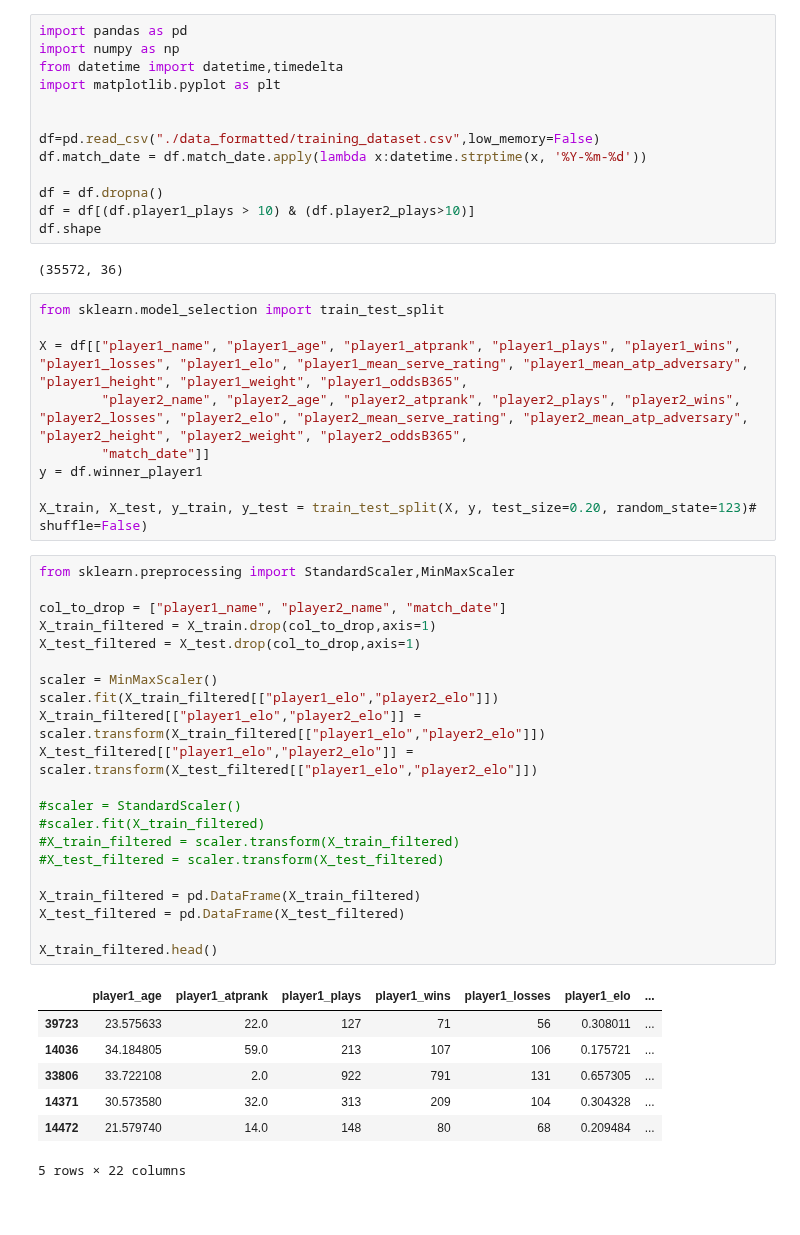
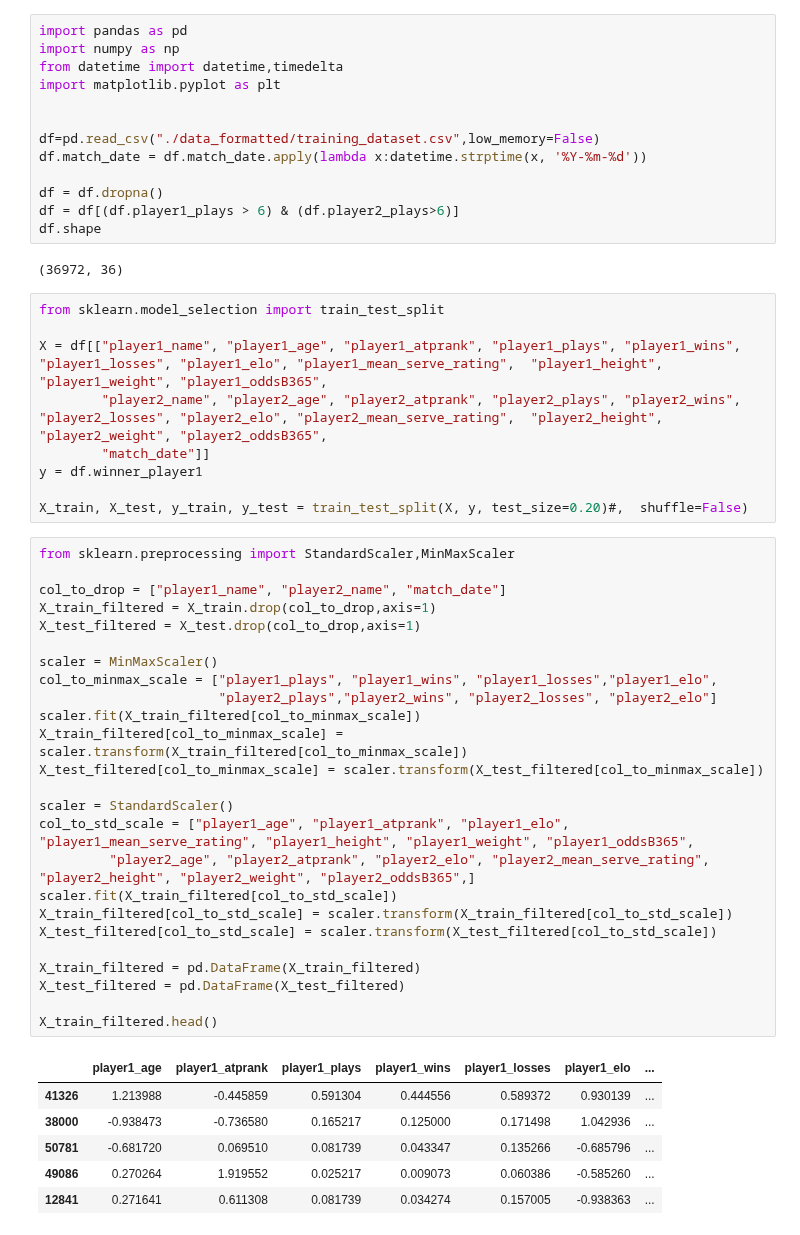
Before and after one commit to chboudry/PariTennis, a Jupyter notebook: m2a_cnn.ipynb, the cells around one changed output. Saved outputs shown, nothing was run; the diff lists cells and outputs as text; blank space fills up the shorter version.

```diff
--- a/m2a_cnn.ipynb
+++ b/m2a_cnn.ipynb
@@ -9,48 +9,51 @@ df=pd.read_csv("./data_formatted/training_dataset.csv",low_memory=False)
 df.match_date = df.match_date.apply(lambda x:datetime.strptime(x, '%Y-%m-%d'))
 
 df = df.dropna()
-df = df[(df.player1_plays > 10) & (df.player2_plays>10)]
+df = df[(df.player1_plays > 6) & (df.player2_plays>6)]
 df.shape
 # %% [output]
-(35572, 36)
+(36972, 36)
 # %%
 from sklearn.model_selection import train_test_split
 
-X = df[["player1_name", "player1_age", "player1_atprank", "player1_plays", "player1_wins", "player1_losses", "player1_elo", "player1_mean_serve_rating", "player1_mean_atp_adversary", "player1_height", "player1_weight", "player1_oddsB365",
-        "player2_name", "player2_age", "player2_atprank", "player2_plays", "player2_wins", "player2_losses", "player2_elo", "player2_mean_serve_rating", "player2_mean_atp_adversary", "player2_height", "player2_weight", "player2_oddsB365",
+X = df[["player1_name", "player1_age", "player1_atprank", "player1_plays", "player1_wins", "player1_losses", "player1_elo", "player1_mean_serve_rating",  "player1_height", "player1_weight", "player1_oddsB365",
+        "player2_name", "player2_age", "player2_atprank", "player2_plays", "player2_wins", "player2_losses", "player2_elo", "player2_mean_serve_rating",  "player2_height", "player2_weight", "player2_oddsB365",
         "match_date"]]
 y = df.winner_player1
 
-X_train, X_test, y_train, y_test = train_test_split(X, y, test_size=0.20, random_state=123)# shuffle=False)
+X_train, X_test, y_train, y_test = train_test_split(X, y, test_size=0.20)#,  shuffle=False)
 # %%
 from sklearn.preprocessing import StandardScaler,MinMaxScaler
 
 col_to_drop = ["player1_name", "player2_name", "match_date"]
 X_train_filtered = X_train.drop(col_to_drop,axis=1)
 X_test_filtered = X_test.drop(col_to_drop,axis=1)
 
 scaler = MinMaxScaler()
-scaler.fit(X_train_filtered[["player1_elo","player2_elo"]])
-X_train_filtered[["player1_elo","player2_elo"]] = scaler.transform(X_train_filtered[["player1_elo","player2_elo"]])
-X_test_filtered[["player1_elo","player2_elo"]] = scaler.transform(X_test_filtered[["player1_elo","player2_elo"]])
+col_to_minmax_scale = ["player1_plays", "player1_wins", "player1_losses","player1_elo",
+                       "player2_plays","player2_wins", "player2_losses", "player2_elo"]
+scaler.fit(X_train_filtered[col_to_minmax_scale])
+X_train_filtered[col_to_minmax_scale] = scaler.transform(X_train_filtered[col_to_minmax_scale])
+X_test_filtered[col_to_minmax_scale] = scaler.transform(X_test_filtered[col_to_minmax_scale])
 
-#scaler = StandardScaler()
-#scaler.fit(X_train_filtered)
-#X_train_filtered = scaler.transform(X_train_filtered)
-#X_test_filtered = scaler.transform(X_test_filtered)
+scaler = StandardScaler()
+col_to_std_scale = ["player1_age", "player1_atprank", "player1_elo", "player1_mean_serve_rating", "player1_height", "player1_weight", "player1_oddsB365",
+         "player2_age", "player2_atprank", "player2_elo", "player2_mean_serve_rating",  "player2_height", "player2_weight", "player2_oddsB365",]
+scaler.fit(X_train_filtered[col_to_std_scale])
+X_train_filtered[col_to_std_scale] = scaler.transform(X_train_filtered[col_to_std_scale])
+X_test_filtered[col_to_std_scale] = scaler.transform(X_test_filtered[col_to_std_scale])
 
 X_train_filtered = pd.DataFrame(X_train_filtered)
 X_test_filtered = pd.DataFrame(X_test_filtered)
 
 X_train_filtered.head()
 # %% [output]
 |  | player1_age | player1_atprank | player1_plays | player1_wins | player1_losses | player1_elo | ... |
-| 39723 | 23.575633 | 22.0 | 127 | 71 | 56 | 0.308011 | ... |
-| 14036 | 34.184805 | 59.0 | 213 | 107 | 106 | 0.175721 | ... |
-| 33806 | 33.722108 | 2.0 | 922 | 791 | 131 | 0.657305 | ... |
-| 14371 | 30.573580 | 32.0 | 313 | 209 | 104 | 0.304328 | ... |
-| 14472 | 21.579740 | 14.0 | 148 | 80 | 68 | 0.209484 | ... |
+| 41326 | 1.213988 | -0.445859 | 0.591304 | 0.444556 | 0.589372 | 0.930139 | ... |
+| 38000 | -0.938473 | -0.736580 | 0.165217 | 0.125000 | 0.171498 | 1.042936 | ... |
+| 50781 | -0.681720 | 0.069510 | 0.081739 | 0.043347 | 0.135266 | -0.685796 | ... |
+| 49086 | 0.270264 | 1.919552 | 0.025217 | 0.009073 | 0.060386 | -0.585260 | ... |
+| 12841 | 0.271641 | 0.611308 | 0.081739 | 0.034274 | 0.157005 | -0.938363 | ... |
-5 rows × 22 columns
 # %%
 import keras
 from keras.layers import Dense
```
Also changed, not shown: parts of 4 cells of this notebook, 6 other files.
